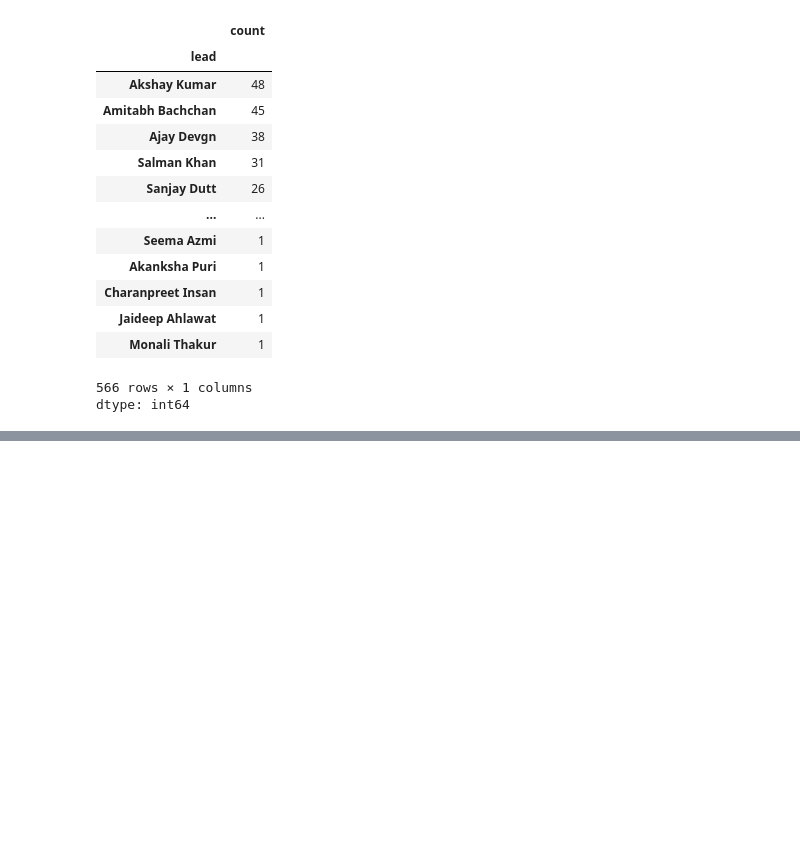
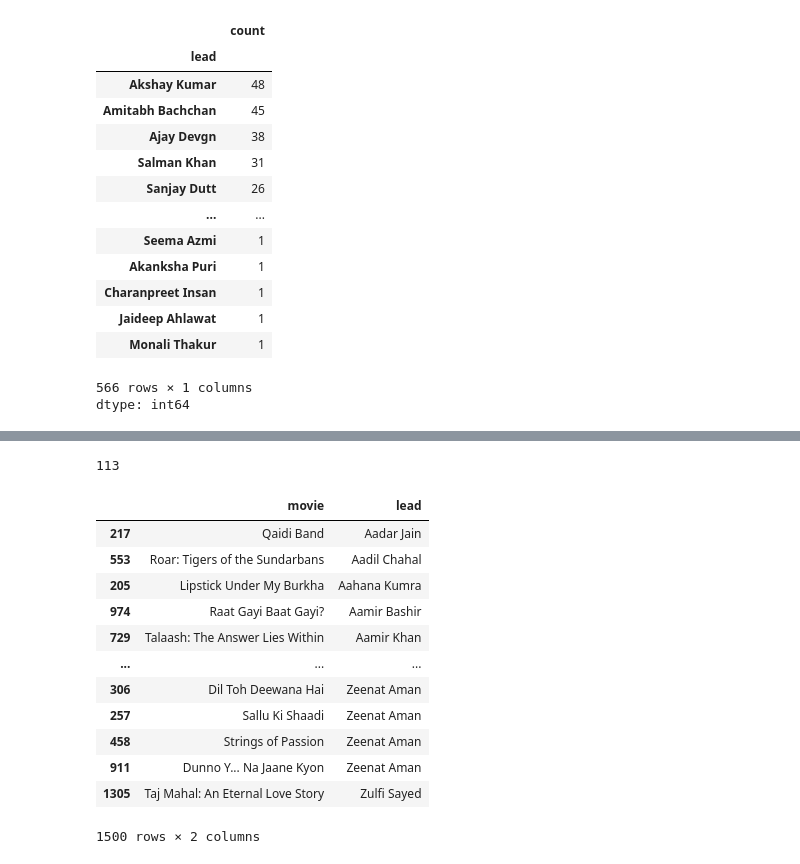
Before and after one commit to Hubert1234567890/python_data_science-, a Jupyter notebook: pandas/pandas_practice.ipynb, the cells around one changed output, grey strips where cells are left out. Drawn from its saved outputs; the diff is of its cells as text; code cells hidden in the pictures; blank space fills up the shorter version.

```diff
--- a/pandas/pandas_practice.ipynb
+++ b/pandas/pandas_practice.ipynb
@@ -213,0 +205,22 @@ dtype: int64
+# %%
+vk_runs=vk["runs"]
+print(vk_runs.sort_values(ascending=False).head(1).values[0])
+# %% [output]
+113
+# %%
+movies.sort_values(by="movie")
+movies.sort_values(by="lead")
+# %% [output]
+|  | movie | lead |
+| 217 | Qaidi Band | Aadar Jain |
+| 553 | Roar: Tigers of the Sundarbans | Aadil Chahal |
+| 205 | Lipstick Under My Burkha | Aahana Kumra |
+| 974 | Raat Gayi Baat Gayi? | Aamir Bashir |
+| 729 | Talaash: The Answer Lies Within | Aamir Khan |
+| ... | ... | ... |
+| 306 | Dil Toh Deewana Hai | Zeenat Aman |
+| 257 | Sallu Ki Shaadi | Zeenat Aman |
+| 458 | Strings of Passion | Zeenat Aman |
+| 911 | Dunno Y... Na Jaane Kyon | Zeenat Aman |
+| 1305 | Taj Mahal: An Eternal Love Story | Zulfi Sayed |
+1500 rows × 2 columns
```
Also changed, not shown: parts of 13 cells of this notebook.
